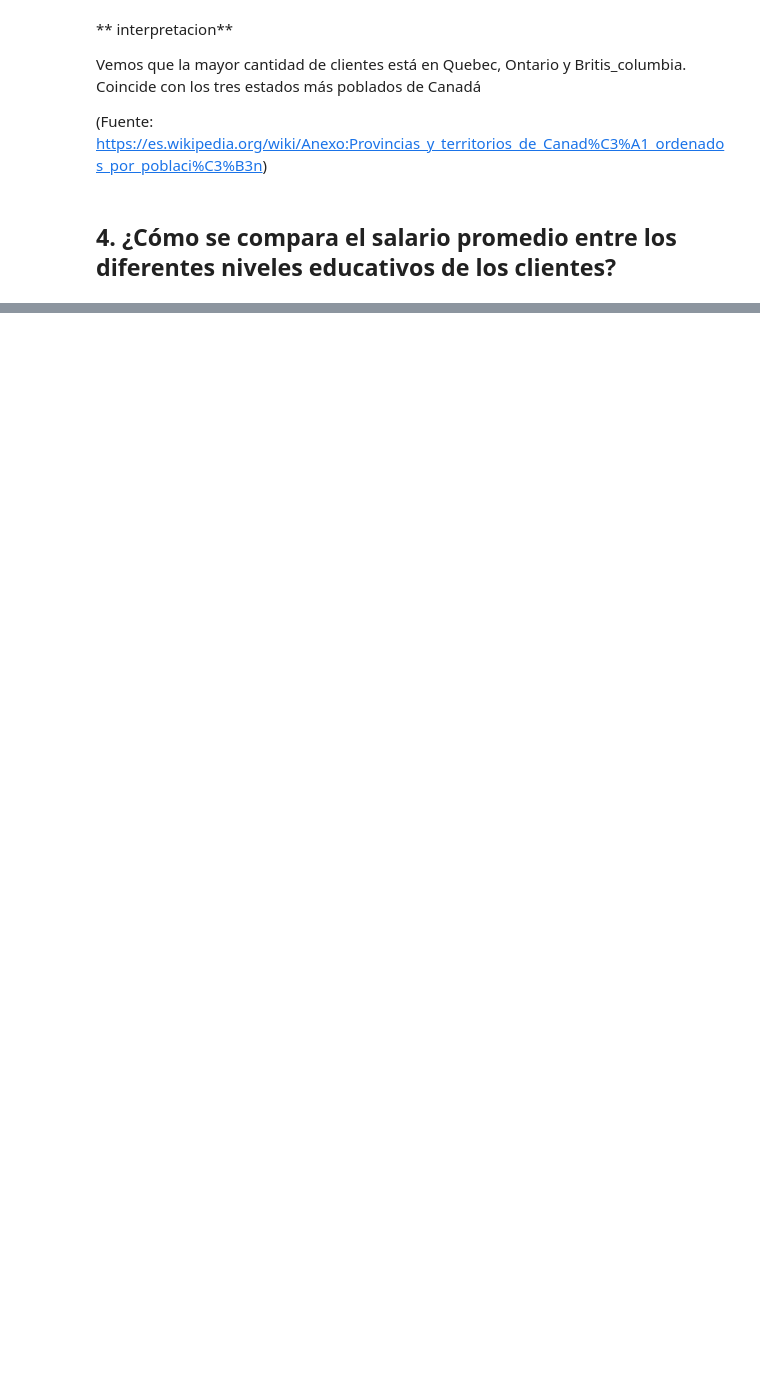
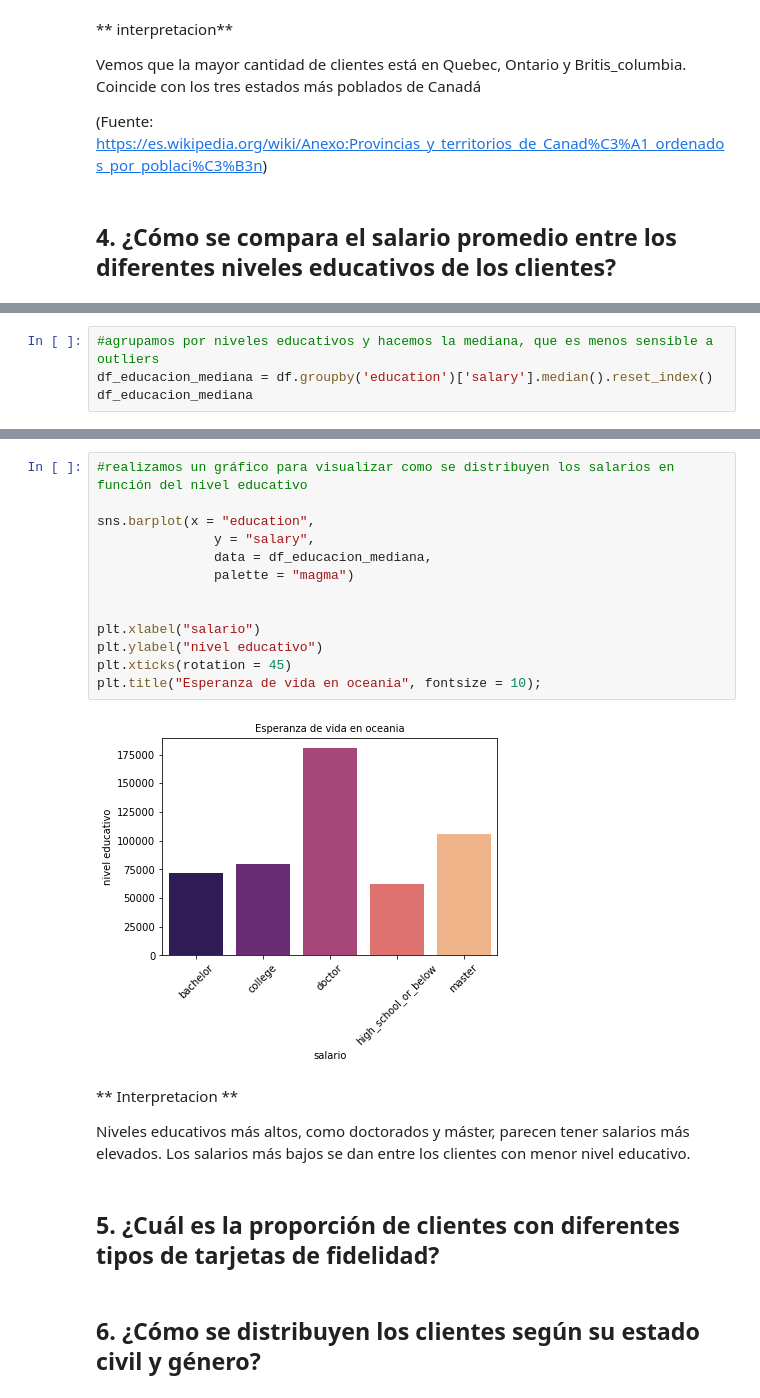
Before and after one commit to Adalab/bda-modulo-3-evaluacion-final-raquelmartinrodriguez, a Jupyter notebook: 3_analisis.ipynb, the cells around one changed output, grey strips where cells are left out. Saved outputs shown, nothing was run; the diff lists cells and outputs as text; blank space fills up the shorter version.

```diff
--- a/3_analisis.ipynb
+++ b/3_analisis.ipynb
@@ -223,0 +213,4 @@ Vemos que la mayor cantidad de clientes está en Quebec, Ontario y Britis_columb
+# %%
+#agrupamos por niveles educativos y hacemos la mediana, que es menos sensible a outliers
+df_educacion_mediana = df.groupby('education')['salary'].median().reset_index()
+df_educacion_mediana
@@ -223,0 +224,23 @@ Vemos que la mayor cantidad de clientes está en Quebec, Ontario y Britis_columb
+# %%
+#realizamos un gráfico para visualizar como se distribuyen los salarios en función del nivel educativo
+
+sns.barplot(x = "education",
+               y = "salary",
+               data = df_educacion_mediana,
+               palette = "magma")
+
+
+plt.xlabel("salario")
+plt.ylabel("nivel educativo")
+plt.xticks(rotation = 45)
+plt.title("Esperanza de vida en oceania", fontsize = 10);
+# %% [output]
+[figure, added]
+# %% [markdown]
+** Interpretacion **
+
+Niveles educativos más altos, como doctorados y máster, parecen tener salarios más elevados. Los salarios más bajos se dan entre los clientes con menor nivel educativo.
+# %% [markdown]
+## 5. ¿Cuál es la proporción de clientes con diferentes tipos de tarjetas de fidelidad?
+# %% [markdown]
+## 6. ¿Cómo se distribuyen los clientes según su estado civil y género?
```
Also changed, not shown: parts of 5 cells of this notebook, 3 other files.
